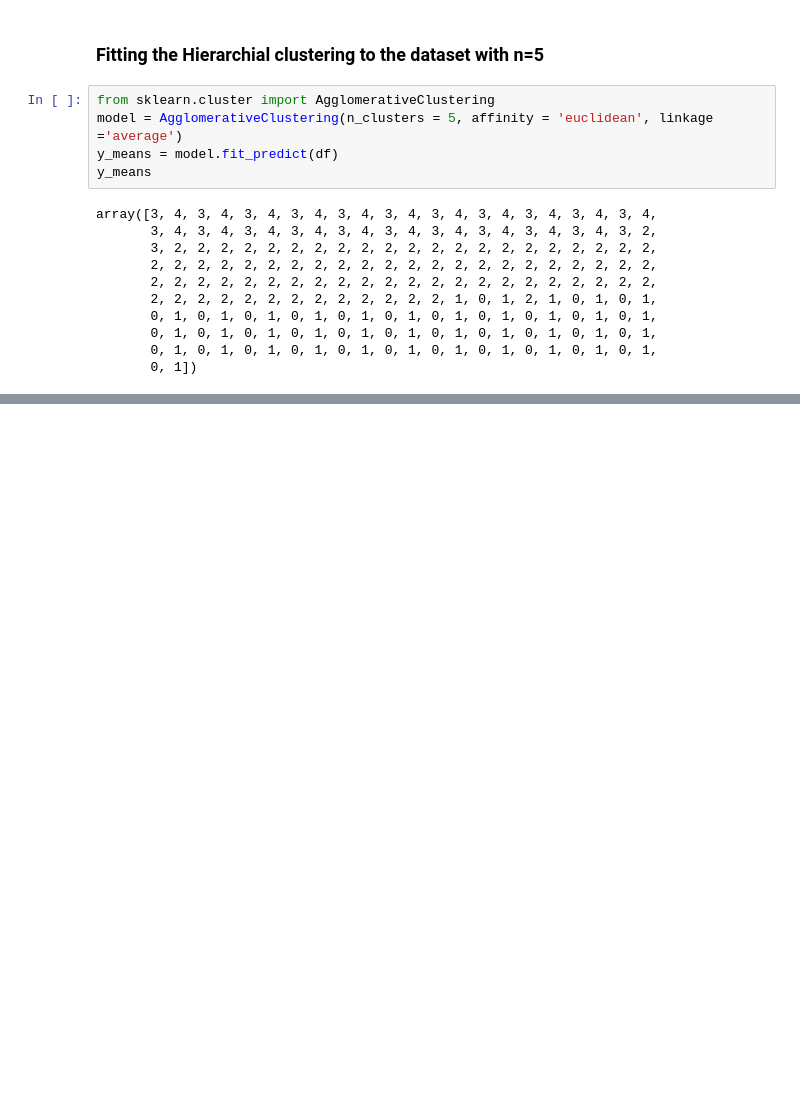
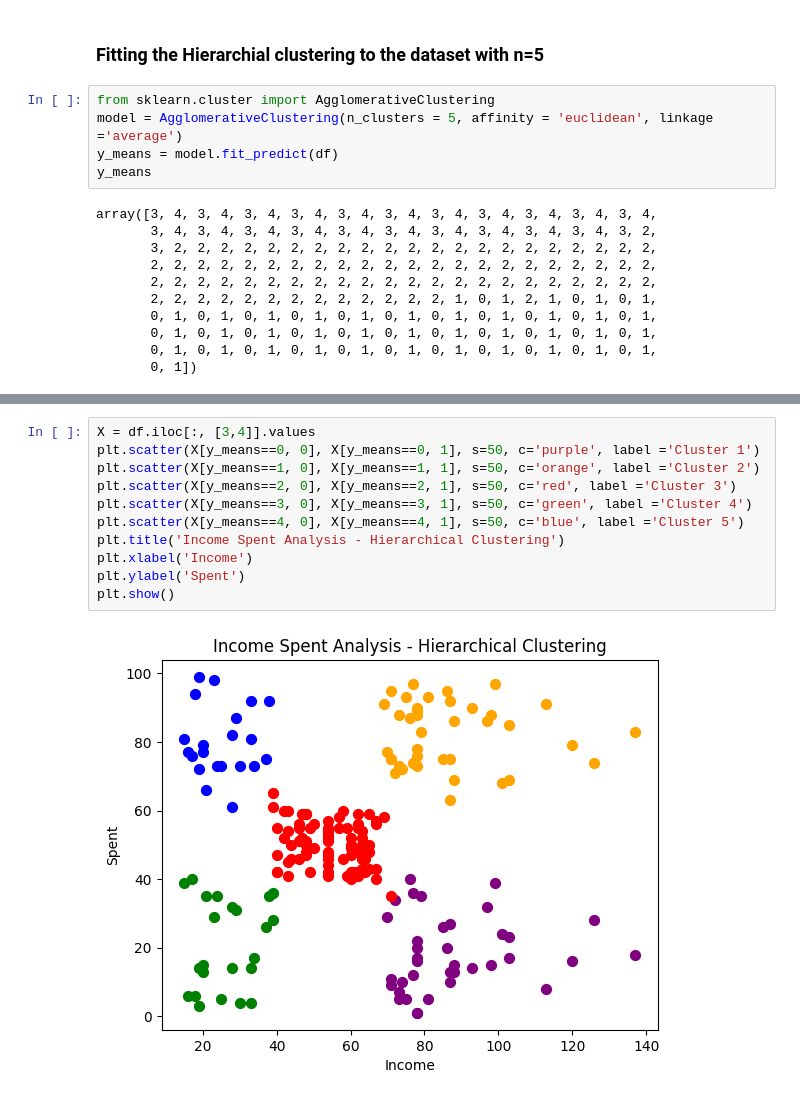
Before and after one commit to shubhamrai1318/Income_Spent_Using_Hierarchial_clusterring, a Jupyter notebook: Income_Spent_Using_Hierarchial_clusterring.ipynb, the cells around one changed output, grey strips where cells are left out. Drawn from its saved outputs; the diff is of its cells as text; blank space fills up the shorter version.

```diff
--- a/Income_Spent_Using_Hierarchial_clusterring.ipynb
+++ b/Income_Spent_Using_Hierarchial_clusterring.ipynb
@@ -138,0 +151,13 @@ array([3, 4, 3, 4, 3, 4, 3, 4, 3, 4, 3, 4, 3, 4, 3, 4, 3, 4, 3, 4, 3, 4,
+# %%
+X = df.iloc[:, [3,4]].values
+plt.scatter(X[y_means==0, 0], X[y_means==0, 1], s=50, c='purple', label ='Cluster 1')
+plt.scatter(X[y_means==1, 0], X[y_means==1, 1], s=50, c='orange', label ='Cluster 2')
+plt.scatter(X[y_means==2, 0], X[y_means==2, 1], s=50, c='red', label ='Cluster 3')
+plt.scatter(X[y_means==3, 0], X[y_means==3, 1], s=50, c='green', label ='Cluster 4')
+plt.scatter(X[y_means==4, 0], X[y_means==4, 1], s=50, c='blue', label ='Cluster 5')
+plt.title('Income Spent Analysis - Hierarchical Clustering')
+plt.xlabel('Income')
+plt.ylabel('Spent')
+plt.show()
+# %% [output]
+[figure, added]
```
Also changed, not shown: parts of 1 cell of this notebook.
